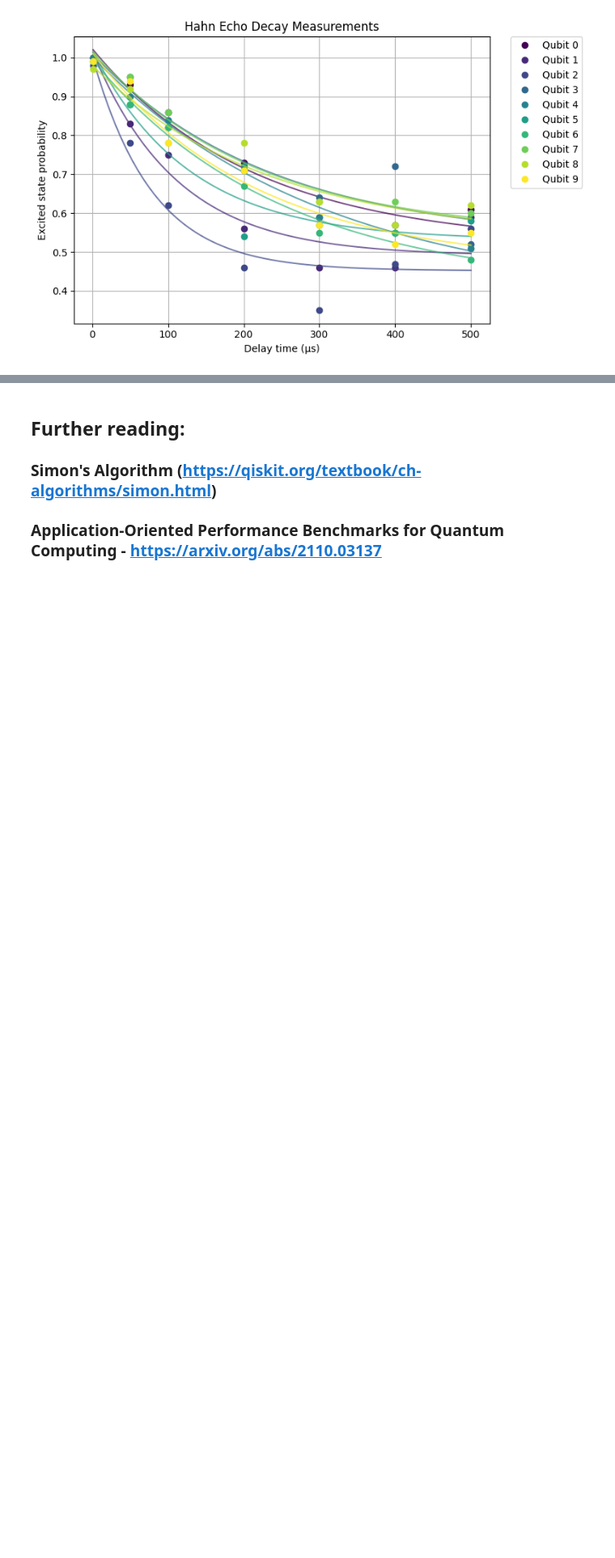
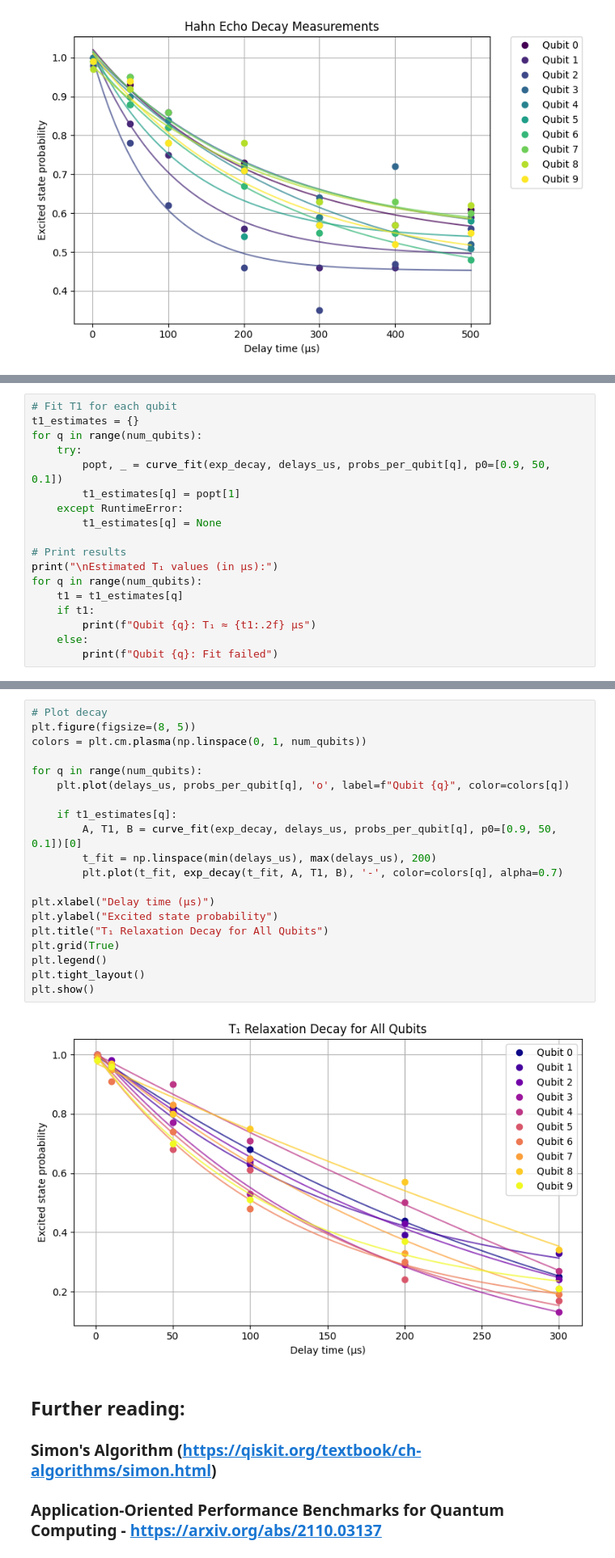
Before and after one commit to UMassIonTrappers/Introduction-to-Quantum-Computing, a Jupyter notebook: labs/Lab_08_Deutsch_Jozsa_and_Bernstein_Vazirani_and_benchmarks.ipynb, the cells around one changed output, grey strips where cells are left out. Shown at 81% size. Drawn from its saved outputs; the diff is of its cells as text; blank space fills up the shorter version.

```diff
--- a/labs/Lab_08_Deutsch_Jozsa_and_Bernstein_Vazirani_and_benchmarks.ipynb
+++ b/labs/Lab_08_Deutsch_Jozsa_and_Bernstein_Vazirani_and_benchmarks.ipynb
@@ -1089,0 +1138,18 @@ plt.show()
+# %%
+# Fit T1 for each qubit
+t1_estimates = {}
+for q in range(num_qubits):
+    try:
+        popt, _ = curve_fit(exp_decay, delays_us, probs_per_qubit[q], p0=[0.9, 50, 0.1])
+        t1_estimates[q] = popt[1]
+    except RuntimeError:
+        t1_estimates[q] = None
+
+# Print results
+print("\nEstimated T₁ values (in µs):")
+for q in range(num_qubits):
+    t1 = t1_estimates[q]
+    if t1:
+        print(f"Qubit {q}: T₁ ≈ {t1:.2f} µs")
+    else:
+        print(f"Qubit {q}: Fit failed")
@@ -1090,3 +1168,25 @@ plt.show()
+# %%
+# Plot decay
+plt.figure(figsize=(8, 5))
+colors = plt.cm.plasma(np.linspace(0, 1, num_qubits))
+
+for q in range(num_qubits):
+    plt.plot(delays_us, probs_per_qubit[q], 'o', label=f"Qubit {q}", color=colors[q])
+
+    if t1_estimates[q]:
+        A, T1, B = curve_fit(exp_decay, delays_us, probs_per_qubit[q], p0=[0.9, 50, 0.1])[0]
+        t_fit = np.linspace(min(delays_us), max(delays_us), 200)
+        plt.plot(t_fit, exp_decay(t_fit, A, T1, B), '-', color=colors[q], alpha=0.7)
+
+plt.xlabel("Delay time (µs)")
+plt.ylabel("Excited state probability")
+plt.title("T₁ Relaxation Decay for All Qubits")
+plt.grid(True)
+plt.legend()
+plt.tight_layout()
+plt.show()
+# %% [output]
+[figure, added]
 # %% [markdown]
 ## Further reading:
 
```
Also changed, not shown: parts of 8 cells of this notebook.
